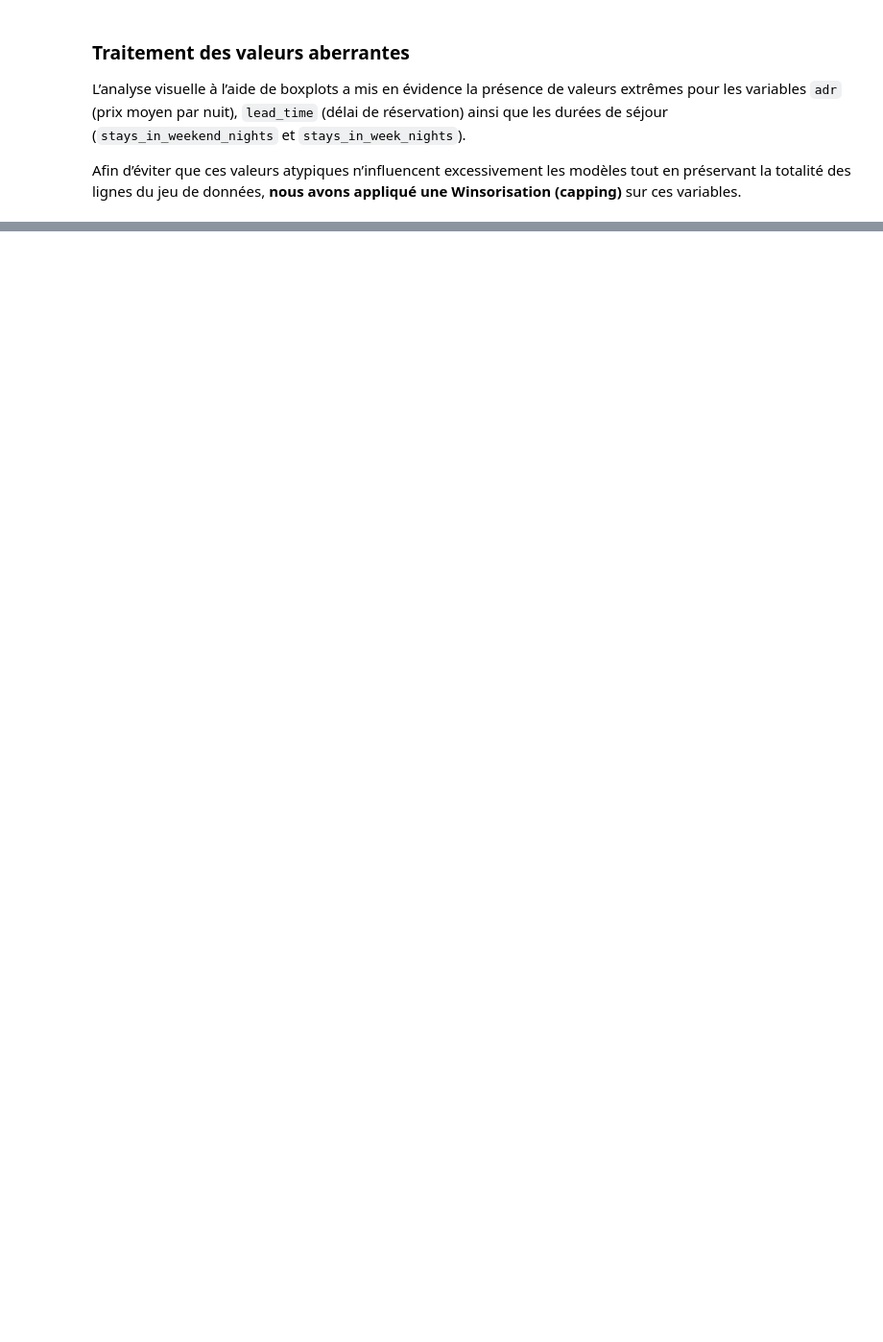
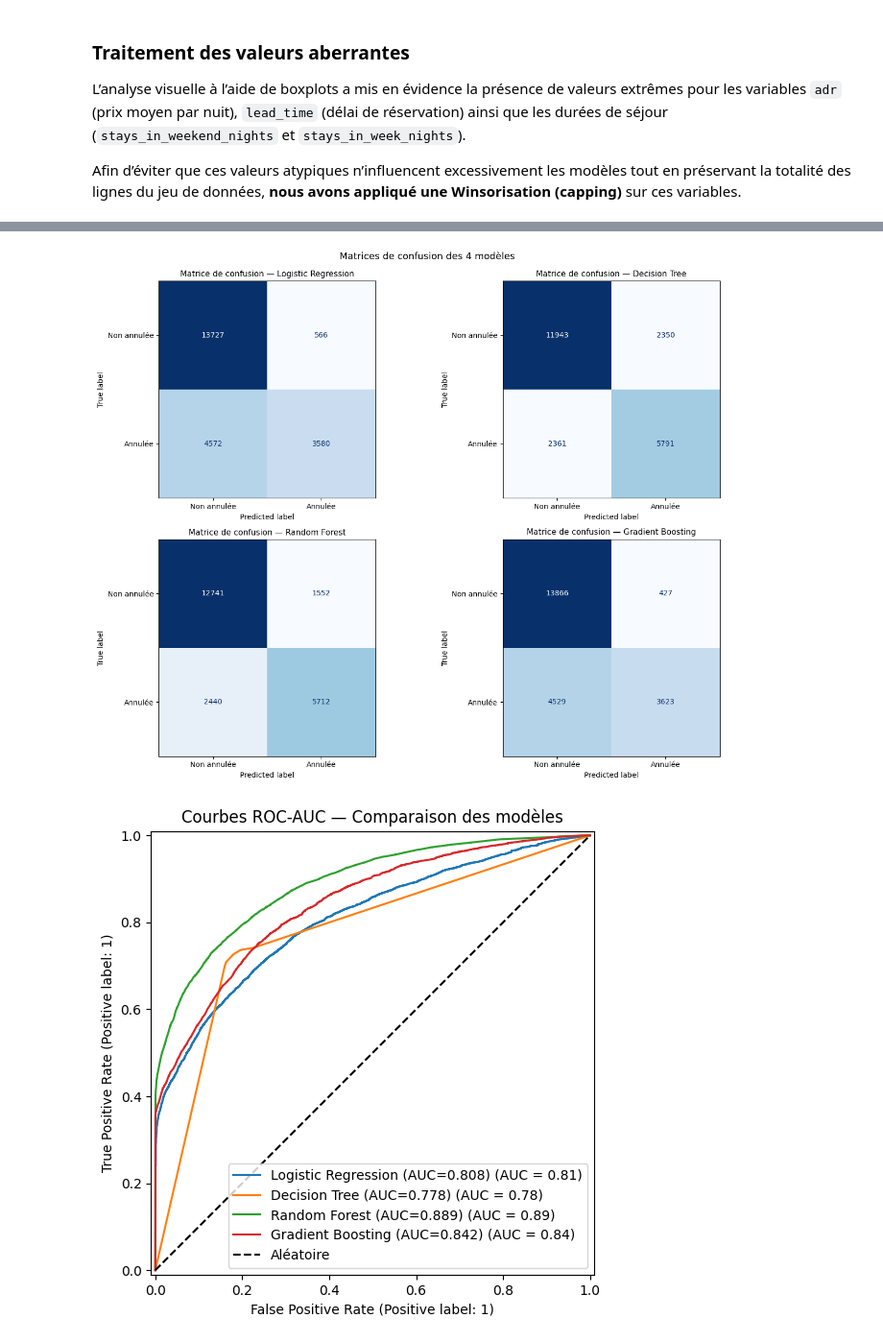
Before and after one commit to RhazouaniMalak1/project_explo_data, a Jupyter notebook: EDA(5).ipynb, the cells around one changed output, grey strips where cells are left out. Shown at 96% size. Cells and saved outputs as stored; diff of their text form; code cells hidden in the pictures; blank space fills up the shorter version.

```diff
--- a/EDA(5).ipynb
+++ b/EDA(5).ipynb
@@ -291,0 +716,19 @@ Afin d’éviter que ces valeurs atypiques n’influencent excessivement les mod
+# %%
+from sklearn.metrics import precision_score, recall_score, f1_score, accuracy_score
+
+# --- TABLEAU COMPARATIF DES MÉTRIQUES ---
+summary = []
+for name, res in results.items():
+    y_pred = res['y_pred']
+    summary.append({
+        'Modèle':     name,
+        'Accuracy':   round(accuracy_score(y_test, y_pred), 4),
+        'Precision':  round(precision_score(y_test, y_pred), 4),
+        'Recall':     round(recall_score(y_test, y_pred), 4),
+        'F1-Score':   round(f1_score(y_test, y_pred), 4),
+        'ROC-AUC':    round(res['roc_auc'], 4)
+    })
+
+df_results = pd.DataFrame(summary).set_index('Modèle')
+print("=== TABLEAU COMPARATIF DES MODÈLES ===")
+display(df_results.sort_values('ROC-AUC', ascending=False))
@@ -291,0 +743,32 @@ Afin d’éviter que ces valeurs atypiques n’influencent excessivement les mod
+# %%
+from sklearn.metrics import RocCurveDisplay
+
+# --- MATRICES DE CONFUSION (4 modèles) ---
+fig, axes = plt.subplots(2, 2, figsize=(14, 10))
+axes = axes.flatten()
+
+for i, (name, res) in enumerate(results.items()):
+    cm = confusion_matrix(y_test, res['y_pred'])
+    disp = ConfusionMatrixDisplay(confusion_matrix=cm, display_labels=['Non annulée', 'Annulée'])
+    disp.plot(ax=axes[i], colorbar=False, cmap='Blues')
+    axes[i].set_title(f"Matrice de confusion — {name}", fontsize=11)
+
+plt.tight_layout()
+plt.suptitle("Matrices de confusion des 4 modèles", fontsize=13, y=1.02)
+plt.show()
+
+# --- COURBES ROC-AUC ---
+fig, ax = plt.subplots(figsize=(8, 6))
+for name, res in results.items():
+    RocCurveDisplay.from_predictions(
+        y_test, res['y_proba'],
+        name=f"{name} (AUC={res['roc_auc']:.3f})",
+        ax=ax
+    )
+ax.plot([0, 1], [0, 1], 'k--', label='Aléatoire')
+ax.set_title("Courbes ROC-AUC — Comparaison des modèles")
+ax.legend(loc='lower right')
+plt.show()
+# %% [output]
+[figure, added]
+[figure, added]
```
Also changed, not shown: parts of 42 cells of this notebook, 2 other files.
